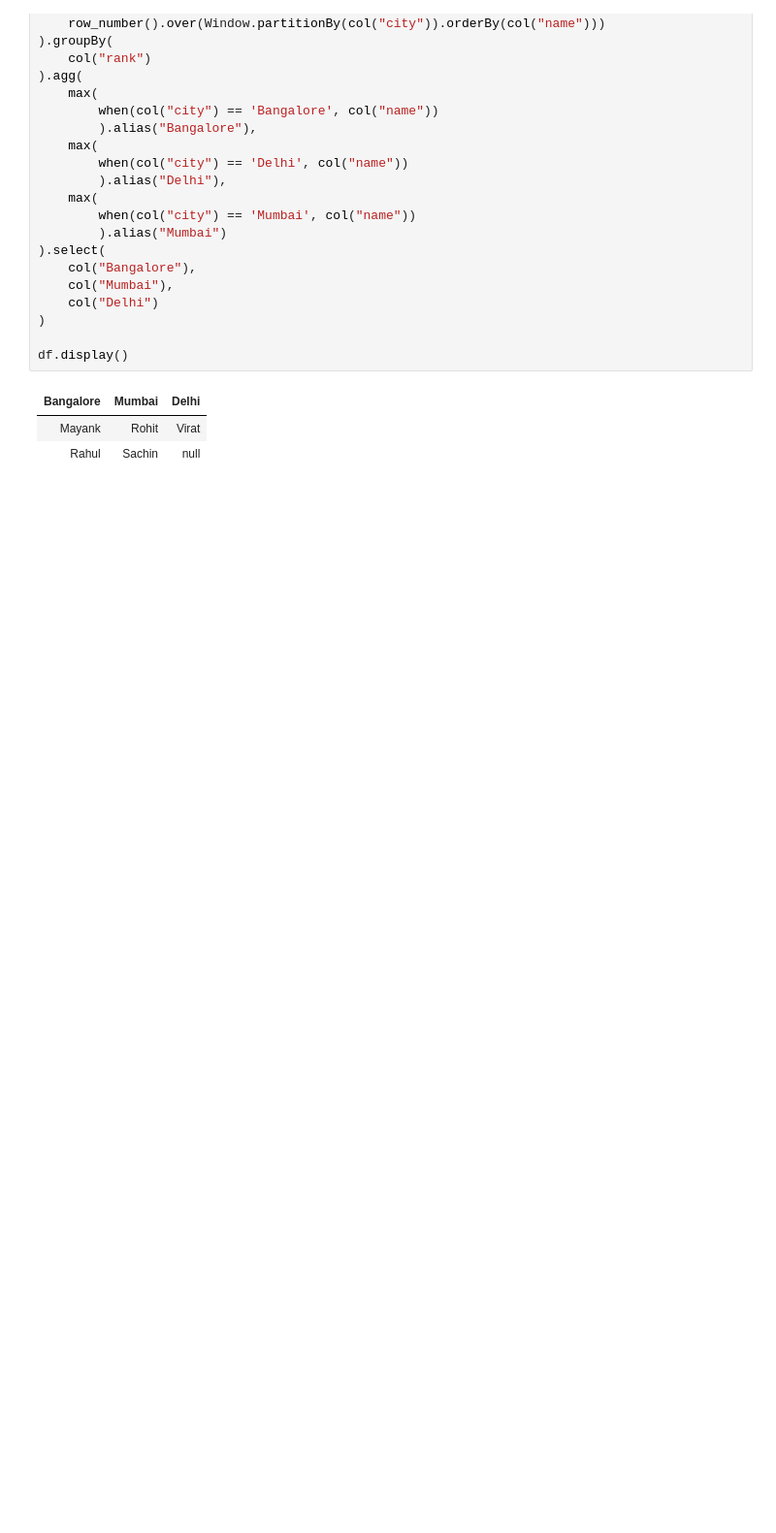
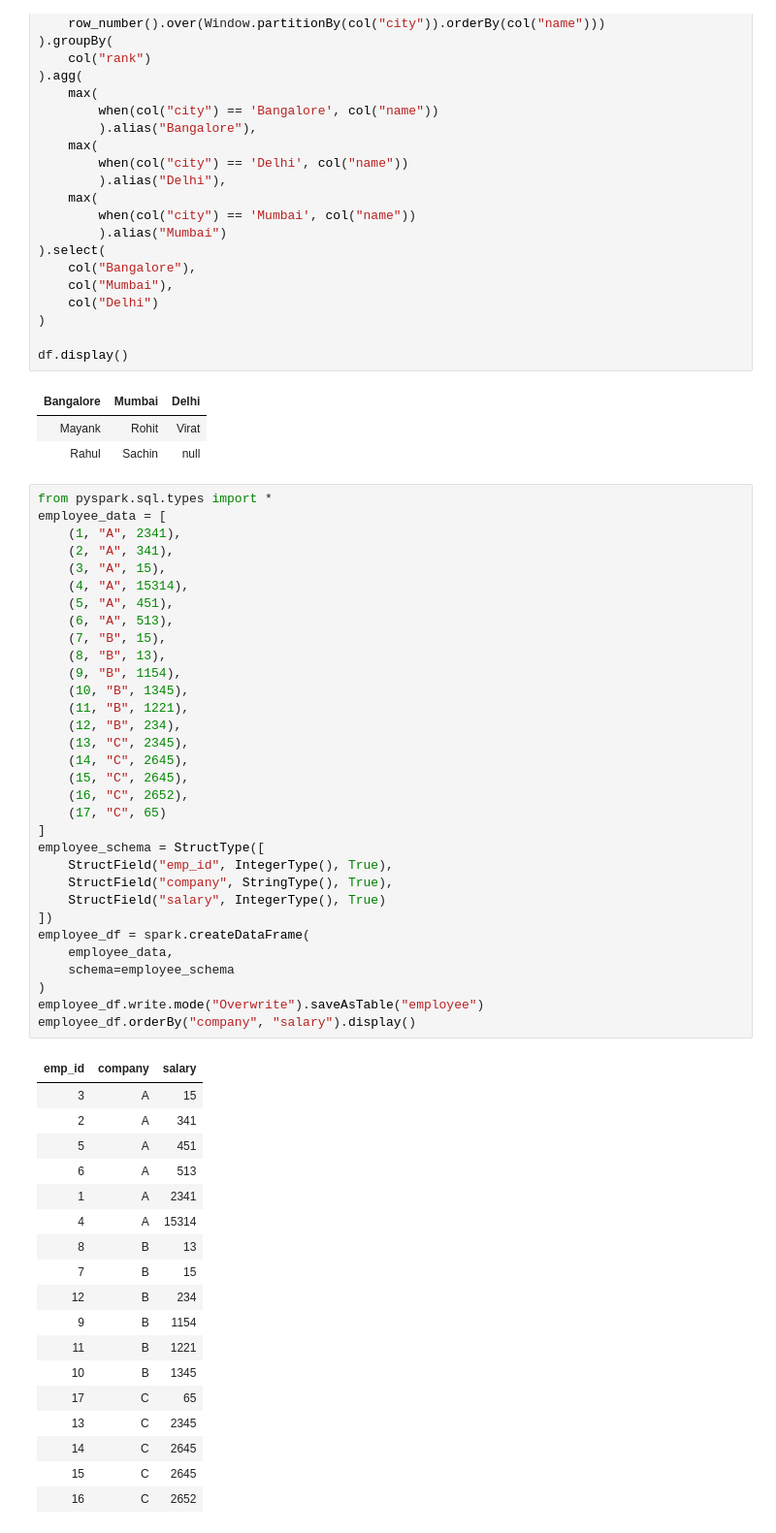
Before and after one commit to Rupam-1/SQL-Pyspark-practise_youtube, a Jupyter notebook: 04. PYSPARK - Part2.ipynb, the cells around one changed output. Shown at 97% size. Drawn from its saved outputs; the diff is of its cells as text; blank space fills up the shorter version.

```diff
--- a/04. PYSPARK - Part2.ipynb
+++ b/04. PYSPARK - Part2.ipynb
@@ -1941,3 +1941,54 @@ df.display()
 | Bangalore | Mumbai | Delhi |
 | Mayank | Rohit | Virat |
 | Rahul | Sachin | null |
+# %%
+from pyspark.sql.types import *
+employee_data = [
+    (1, "A", 2341),
+    (2, "A", 341),
+    (3, "A", 15),
+    (4, "A", 15314),
+    (5, "A", 451),
+    (6, "A", 513),
+    (7, "B", 15),
+    (8, "B", 13),
+    (9, "B", 1154),
+    (10, "B", 1345),
+    (11, "B", 1221),
+    (12, "B", 234),
+    (13, "C", 2345),
+    (14, "C", 2645),
+    (15, "C", 2645),
+    (16, "C", 2652),
+    (17, "C", 65)
+]
+employee_schema = StructType([
+    StructField("emp_id", IntegerType(), True),
+    StructField("company", StringType(), True),
+    StructField("salary", IntegerType(), True)
+])
+employee_df = spark.createDataFrame(
+    employee_data,
+    schema=employee_schema
+)
+employee_df.write.mode("Overwrite").saveAsTable("employee")
+employee_df.orderBy("company", "salary").display()
+# %% [output]
+| emp_id | company | salary |
+| 3 | A | 15 |
+| 2 | A | 341 |
+| 5 | A | 451 |
+| 6 | A | 513 |
+| 1 | A | 2341 |
+| 4 | A | 15314 |
+| 8 | B | 13 |
+| 7 | B | 15 |
+| 12 | B | 234 |
+| 9 | B | 1154 |
+| 11 | B | 1221 |
+| 10 | B | 1345 |
+| 17 | C | 65 |
+| 13 | C | 2345 |
+| 14 | C | 2645 |
+| 15 | C | 2645 |
+| 16 | C | 2652 |
```
Also changed, not shown: parts of 1 cell of this notebook, 1 other file.
